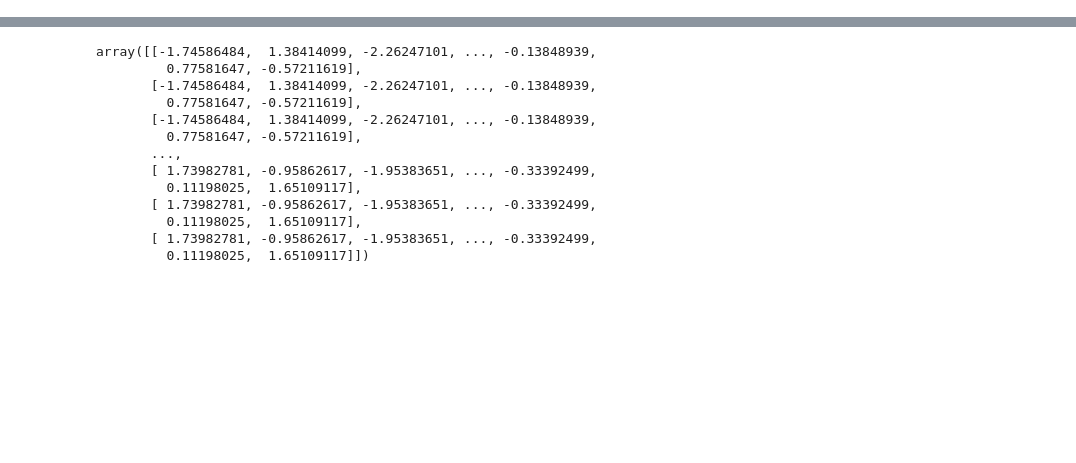
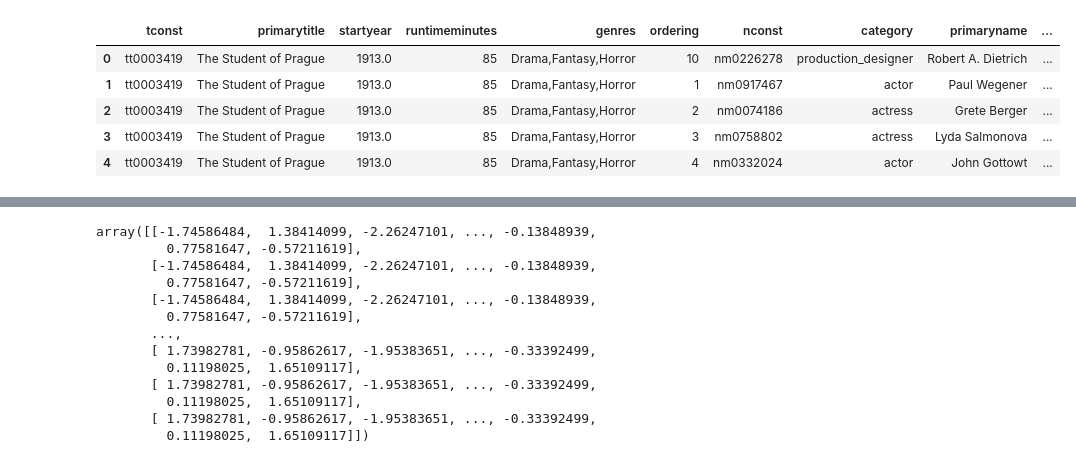
Before and after one commit to 333Kenji/IMDB_KMeans, a Jupyter notebook: Notebooks/KMeans.ipynb, the cells around one changed output, grey strips where cells are left out. Cells and saved outputs as stored; diff of their text form; code cells hidden in the pictures; blank space fills up the shorter version.

```diff
--- a/Notebooks/KMeans.ipynb
+++ b/Notebooks/KMeans.ipynb
@@ -146,3 +258,14 @@ data
 data.to_csv(f'Data/data.csv',index=False)
 # %%
 data = pd.read_csv(f'Data/data.csv')
+# %%
+### 1.2 EDA: Initial Data Inspection
+#### 1.2.1 Examine Dataset
+data.head()
+# %% [output]
+|  | tconst | primarytitle | startyear | runtimeminutes | genres | ordering | nconst | category | primaryname | ... |
+| 0 | tt0003419 | The Student of Prague | 1913.0 | 85 | Drama,Fantasy,Horror | 10 | nm0226278 | production_designer | Robert A. Dietrich | ... |
+| 1 | tt0003419 | The Student of Prague | 1913.0 | 85 | Drama,Fantasy,Horror | 1 | nm0917467 | actor | Paul Wegener | ... |
+| 2 | tt0003419 | The Student of Prague | 1913.0 | 85 | Drama,Fantasy,Horror | 2 | nm0074186 | actress | Grete Berger | ... |
+| 3 | tt0003419 | The Student of Prague | 1913.0 | 85 | Drama,Fantasy,Horror | 3 | nm0758802 | actress | Lyda Salmonova | ... |
+| 4 | tt0003419 | The Student of Prague | 1913.0 | 85 | Drama,Fantasy,Horror | 4 | nm0332024 | actor | John Gottowt | ... |
```
Also changed, not shown: parts of 52 cells of this notebook, 1 other file.
